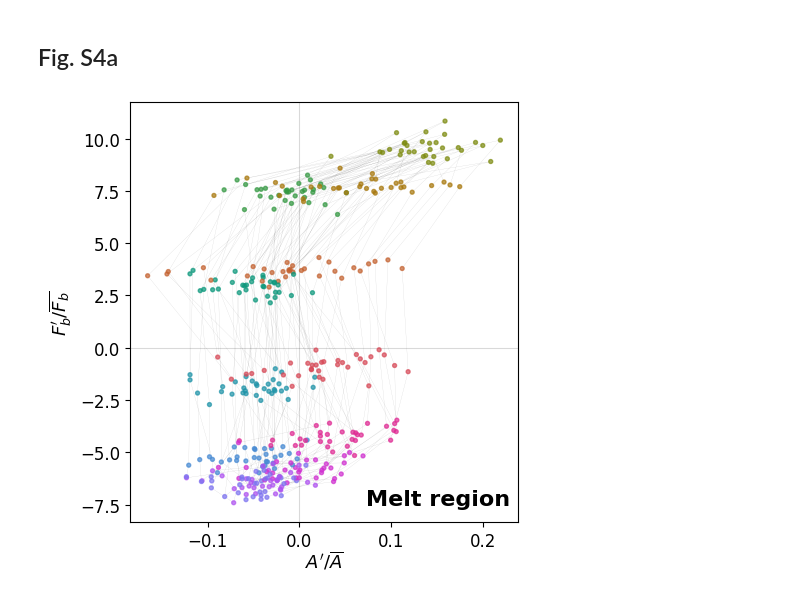
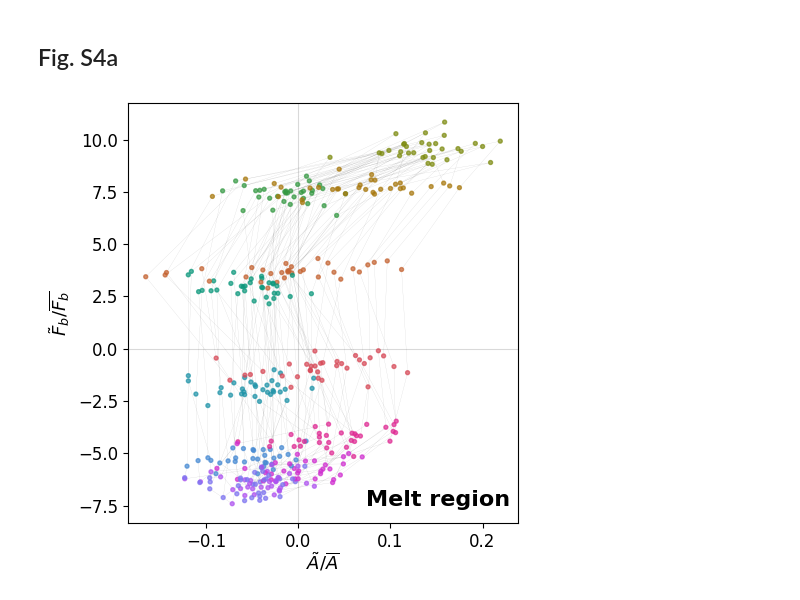
Before and after one commit to sarahhzhangg/ECCOV4r5_WMT, a Jupyter notebook: ECCO_WMT_paper_monthly.ipynb, the cells around one changed output. Cells and saved outputs as stored; diff of their text form; code cells hidden in the pictures.

```diff
--- a/ECCO_WMT_paper_monthly.ipynb
+++ b/ECCO_WMT_paper_monthly.ipynb
@@ -676,32 +664,30 @@ plt.show()
 # %%
 # SUPPLEMENTAL FIGURE:
 fig, ax_top = plt.subplots(1, figsize=(5, 5))
 
 melt_data = only_individual_regions['Melt']
 x_top = melt_data['monthly_Aprime_over_Abar']
 y_top = melt_data['monthly_Fprime_over_Fbar']
 months_top = melt_data['months']
 
-sc = ax_top.scatter(
-    x_top, y_top, c=months_top, cmap=month_cmap, norm=norm, s=8, alpha=0.7,
-)
+ax_top.scatter(x_top, y_top, c=months_top, cmap=month_cmap, norm=norm, s=8, alpha=0.7,)
 ax_top.axhline(0, color='k', linewidth=0.8, alpha=0.15, zorder=0)
 ax_top.axvline(0, color='k', linewidth=0.8, alpha=0.15, zorder=0)
-ax_top.set_xlabel(r"$A'/\overline{A}$", fontsize=label_fontsize, labelpad=0)
-ax_top.set_ylabel(r"$F_b'/\overline{F_b}$", fontsize=label_fontsize)
+ax_top.set_xlabel(r"$\tilde{A}/\overline{A}$", fontsize=label_fontsize, labelpad=0)
+ax_top.set_ylabel(r"$\tilde{F}_b/\overline{F_b}$", fontsize=label_fontsize)
 ax_top.tick_params(axis='both', labelsize=tick_labelsize)
 
 ax_top.text(0.98, 0.03, 'Melt region',
         transform=ax_top.transAxes,
         ha='right', va='bottom',
         fontsize=16, fontweight='bold',
         color='k',
         )
 
 ax_top.plot(x_top, y_top, color='k',
           linewidth=0.15, alpha=0.2, zorder=0)
 
 fig.tight_layout()
 # fig.savefig('manuscript_figs/wmt_paper_supfig_FprimeAprime_melt.png', dpi=1200)
 # %% [output]
-[figure, old version]
+[figure, new version]
```
Also changed, not shown: parts of 11 cells of this notebook, 12 other files.
